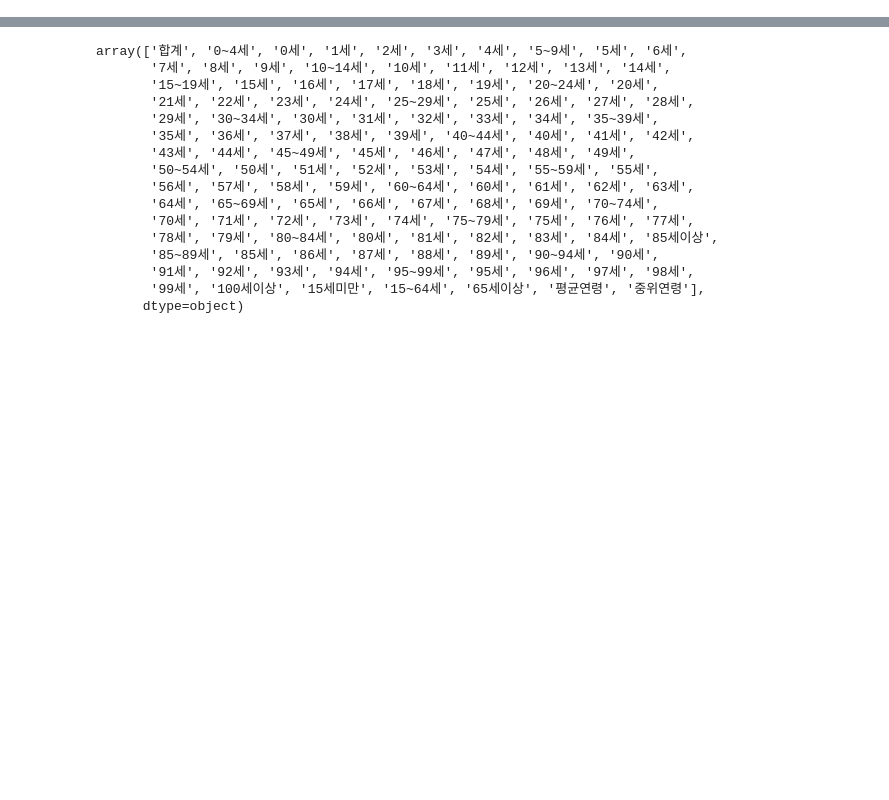
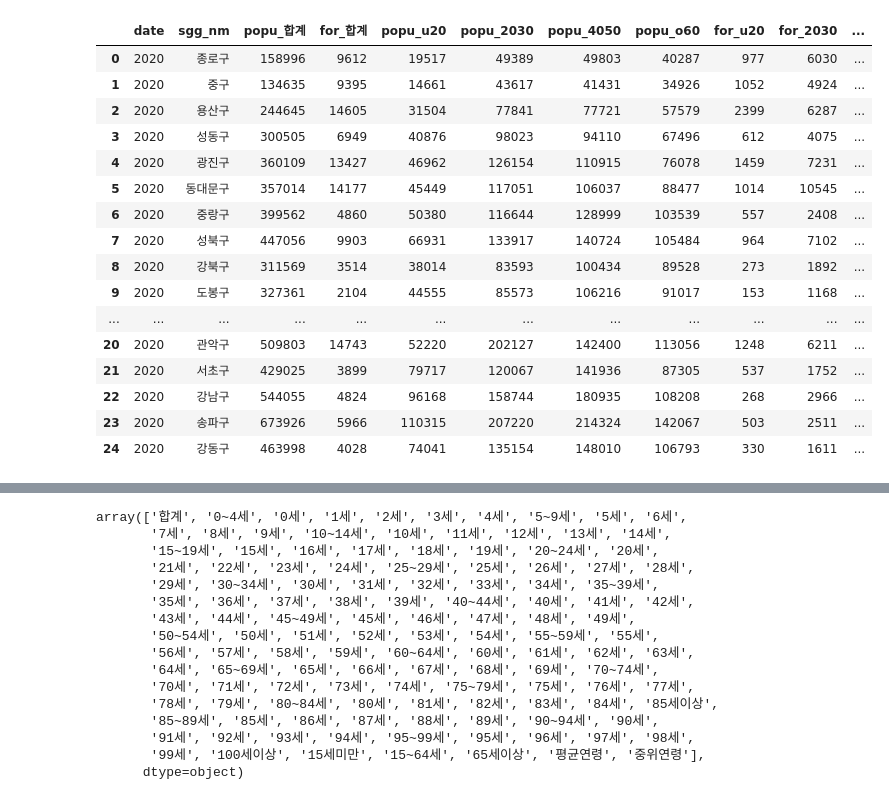
Before and after one commit to PpangPpang93/Main_project_police, a Jupyter notebook: processing_code/14번.연령별인구_전처리.ipynb, the cells around one changed output, grey strips where cells are left out. Saved outputs shown, nothing was run; the diff lists cells and outputs as text; code cells hidden in the pictures; blank space fills up the shorter version.

```diff
--- a/processing_code/14번.연령별인구_전처리.ipynb
+++ b/processing_code/14번.연령별인구_전처리.ipynb
@@ -16,0 +334,22 @@ import matplotlib.pyplot as plt
+# %%
+dfn = dfn[['date', 'sgg_nm', 'popu_합계', 'for_합계', 'popu_u20', 'popu_2030', 'popu_4050', 'popu_o60', 'for_u20', 'for_2030', 'for_4050', 'for_o60']]
+# %%
+dfn
+# %% [output]
+|  | date | sgg_nm | popu_합계 | for_합계 | popu_u20 | popu_2030 | popu_4050 | popu_o60 | for_u20 | for_2030 | ... |
+| 0 | 2020 | 종로구 | 158996 | 9612 | 19517 | 49389 | 49803 | 40287 | 977 | 6030 | ... |
+| 1 | 2020 | 중구 | 134635 | 9395 | 14661 | 43617 | 41431 | 34926 | 1052 | 4924 | ... |
+| 2 | 2020 | 용산구 | 244645 | 14605 | 31504 | 77841 | 77721 | 57579 | 2399 | 6287 | ... |
+| 3 | 2020 | 성동구 | 300505 | 6949 | 40876 | 98023 | 94110 | 67496 | 612 | 4075 | ... |
+| 4 | 2020 | 광진구 | 360109 | 13427 | 46962 | 126154 | 110915 | 76078 | 1459 | 7231 | ... |
+| 5 | 2020 | 동대문구 | 357014 | 14177 | 45449 | 117051 | 106037 | 88477 | 1014 | 10545 | ... |
+| 6 | 2020 | 중랑구 | 399562 | 4860 | 50380 | 116644 | 128999 | 103539 | 557 | 2408 | ... |
+| 7 | 2020 | 성북구 | 447056 | 9903 | 66931 | 133917 | 140724 | 105484 | 964 | 7102 | ... |
+| 8 | 2020 | 강북구 | 311569 | 3514 | 38014 | 83593 | 100434 | 89528 | 273 | 1892 | ... |
+| 9 | 2020 | 도봉구 | 327361 | 2104 | 44555 | 85573 | 106216 | 91017 | 153 | 1168 | ... |
+| ... | ... | ... | ... | ... | ... | ... | ... | ... | ... | ... | ... |
+| 20 | 2020 | 관악구 | 509803 | 14743 | 52220 | 202127 | 142400 | 113056 | 1248 | 6211 | ... |
+| 21 | 2020 | 서초구 | 429025 | 3899 | 79717 | 120067 | 141936 | 87305 | 537 | 1752 | ... |
+| 22 | 2020 | 강남구 | 544055 | 4824 | 96168 | 158744 | 180935 | 108208 | 268 | 2966 | ... |
+| 23 | 2020 | 송파구 | 673926 | 5966 | 110315 | 207220 | 214324 | 142067 | 503 | 2511 | ... |
+| 24 | 2020 | 강동구 | 463998 | 4028 | 74041 | 135154 | 148010 | 106793 | 330 | 1611 | ... |
```
Also changed, not shown: parts of 81 cells of this notebook.
